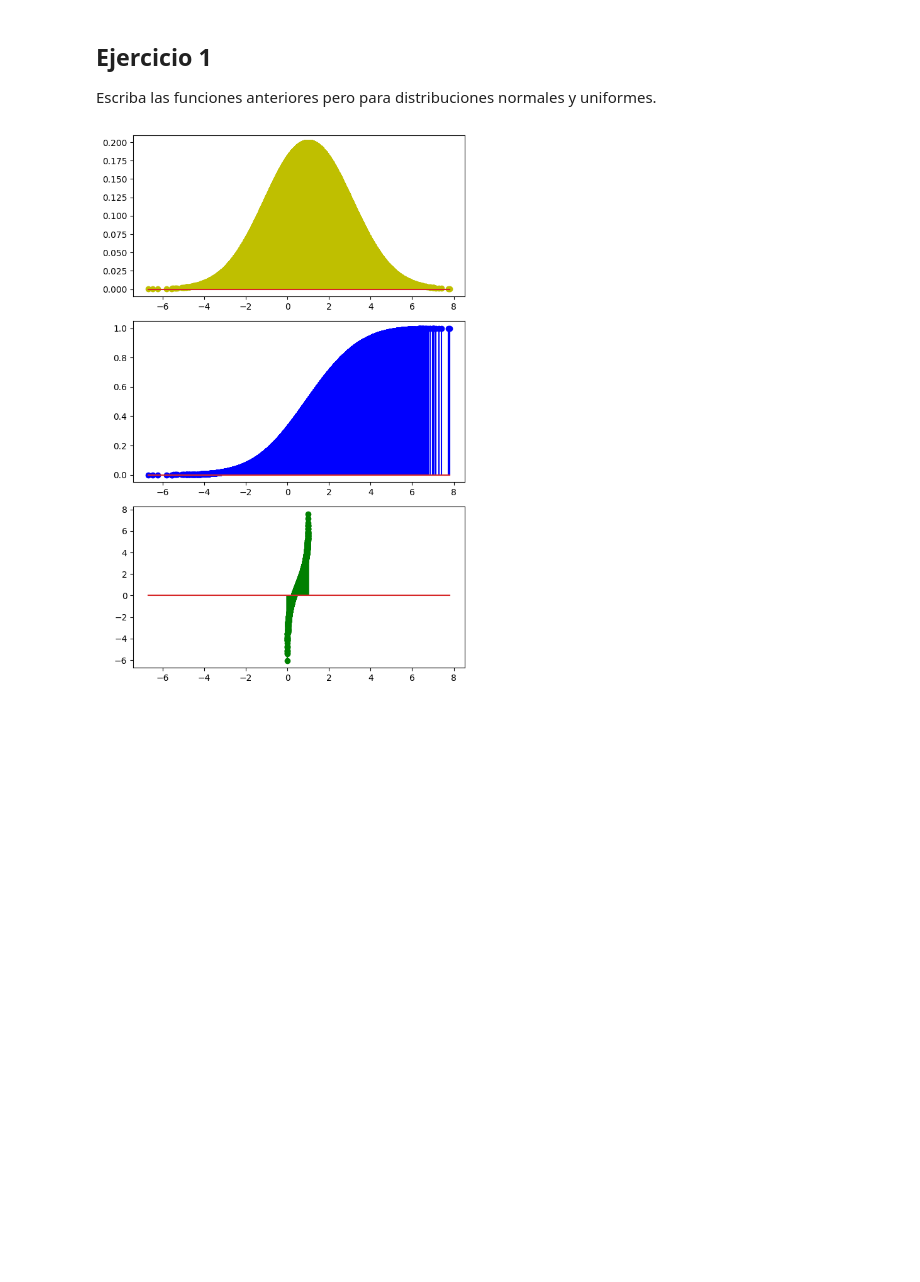
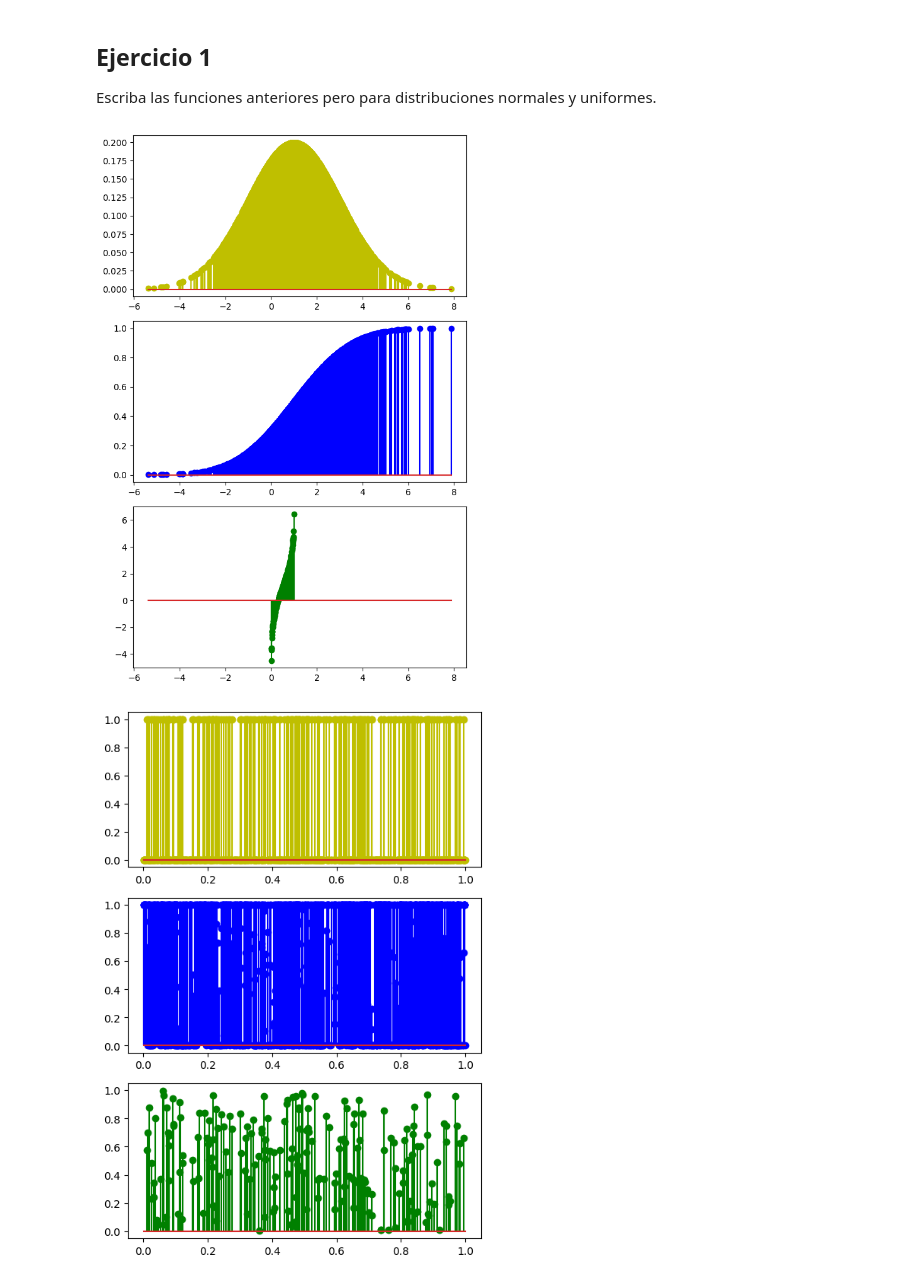
Before and after one commit to 19Juan/Ejercicios-de-distribuci-n-de-probabilidad-con-Python, a Jupyter notebook: notebook/problems.es.ipynb, the cells around one changed output. Cells and saved outputs as stored; diff of their text form; code cells hidden in the pictures; blank space fills up the shorter version.

```diff
--- a/notebook/problems.es.ipynb
+++ b/notebook/problems.es.ipynb
@@ -86,29 +86,29 @@ from scipy.stats import norm
 
 #Definir funciones de probabilidad para la distribución normal.
 
-def dnorm(x, mean = 0, sd = 1):
+def dnorm(x, mean = 0, desvest = 1):
 
 #Calcula la estimación puntual de la distribución normal.
-    result = norm.pdf(x, loc = mean, scale = sd)
+    result = norm.pdf(x, loc = mean, scale = desvest)
 
     return result
 
 #Calcula el acumulado de la distribución normal.
-def pnorm(q, mean = 0, sd = 1):
+def pnorm(q, mean = 0, desvest = 1):
 
-    result= norm.cdf(q, loc = mean, scale = sd)
+    result= norm.cdf(q, loc = mean, scale = desvest)
 
     return result
 #Calcula la función cuantil a partir de la distribución normal.
-def qnorm(p, mean = 0, sd = 1):
+def qnorm(p, mean = 0, desvest = 1):
 
-    result = norm.ppf(p, loc = mean, scale = sd)
+    result = norm.ppf(p, loc = mean, scale = desvest)
 
     return result
 #Genera variables aleatorias a partir de la distribución normal.
-def rnorm(n, mean = 0, sd = 1):
+def rnorm(n, mean = 0, desvest = 1):
 
-    result = norm.rvs(size = n, loc = mean, scale = sd)
+    result = norm.rvs(size = n, loc = mean, scale = desvest)
 
     return result
 
@@ -116,55 +116,75 @@ from scipy.stats import uniform
 
 #Definir funciones de probabilidad para la distribución uniforme.
 
-def dunif(x, min = 0, max = 1):
+def dunif(x, minimo = 0, maximo = 1):
     #Calcula la estimación puntual de la distribución uniforme.
-    result = uniform.pdf(x, loc = min, scale = max - min)
+    result = uniform.pdf(x, loc = minimo, scale = maximo - minimo)
 
     return result
 
 #Calcula el acumulado de la distribución uniforme.
-def punif(q, min = 0, max = 1):
-    result = uniform.cdf(q, loc = min, scale = max - min)
+def punif(q, minimo = 0, maximo = 1):
+    result = uniform.cdf(q, loc = minimo, scale = maximo - minimo)
 
     return result
 
 #Calcula la función cuantil a partir de la distribución uniforme.
-def qunif(p, min = 0, max = 1):
-    result = uniform.ppf(p, loc = min, scale = max - min)
+def qunif(p, minimo = 0, maximo = 1):
+    result = uniform.ppf(p, loc = minimo, scale = maximo - minimo)
 
     return result
 
 #Genera variables aleatorias a partir de la distribución uniforme.
-def runif(n, min = 0, max = 1):
-    result = uniform.rvs(size = n, loc = min, scale = max - min)
+def runif(n, minimo = 0, maximo = 1):
+    result = uniform.rvs(size = n, loc = minimo, scale = maximo - minimo)
 
     return result
 
 
 
 
 #Gráficos de las distribuciones
 import numpy as np
 import matplotlib.pyplot as plt
 
-np.random.seed(20000)
+np.random.seed(40)
 
-data = rnorm(10000, mean = 1, sd = 2)
+data = rnorm(1000, mean = 1, desvest = 2)
 
-pdf = dnorm(data, mean = 1, sd = 2)
-cdf = pnorm(data, mean = 1, sd = 2)
-ppf = qnorm(data, mean = 1, sd = 2)
+pdf = dnorm(data, mean = 1, desvest = 2)
+cdf = pnorm(data, mean = 1, desvest = 2)
+ppf = qnorm(data, mean = 1, desvest = 2)
 
 fig, axis = plt.subplots(3,1 , figsize = (6, 9))
 
 axis[0].stem(data, pdf, "y-")
 axis[1].stem(data, cdf, "b-")
 axis[2].stem(data, ppf, "g-")
 
 # Adjust the layout
 plt.tight_layout()
 
 # Show the plot
 plt.show()
+
+
+#uniforme
+
+low=0
+High=1
+data_uniform = runif(1000, minimo=low, maximo=High)
+
+pdf_unif = dunif(data,minimo=low, maximo=High)
+cdf_unif = punif(data,minimo=low, maximo=High)
+ppf_unif = qunif(data,minimo=low, maximo=High)
+
+fig, axis = plt.subplots(3,1 , figsize = (6,9))
+
+axis[0].stem(data_uniform, pdf_unif, "y-")
+axis[1].stem(data_uniform, cdf_unif, "b-")
+axis[2].stem(data_uniform, ppf_unif, "g-")
+
+plt.show()
 # %% [output]
-[figure, old version]
+[figure, new version]
+[figure, added]
```
